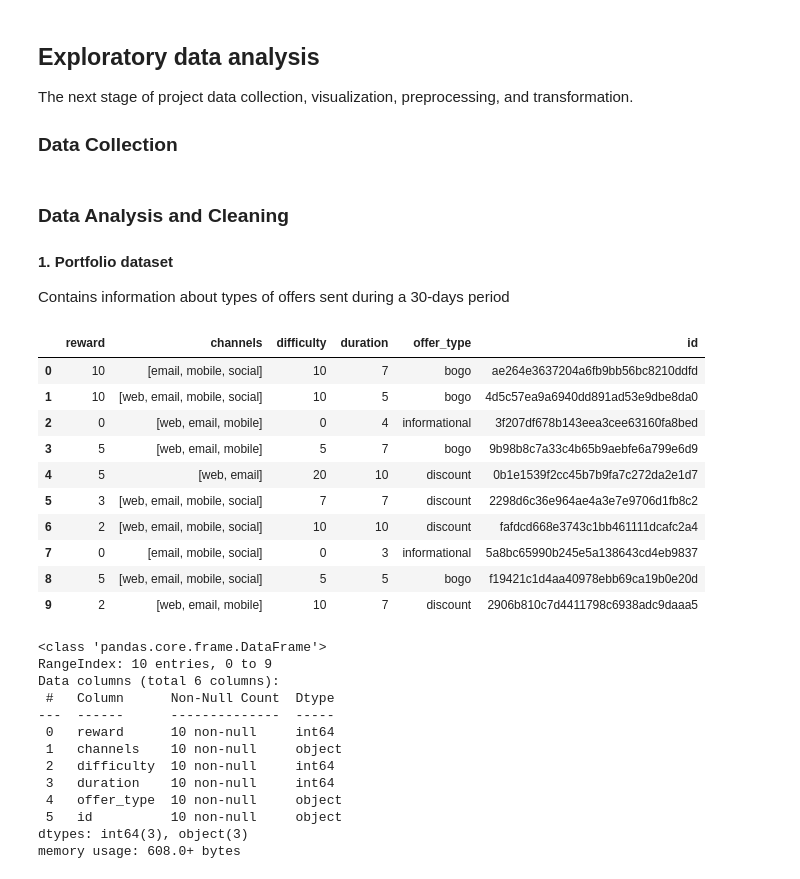
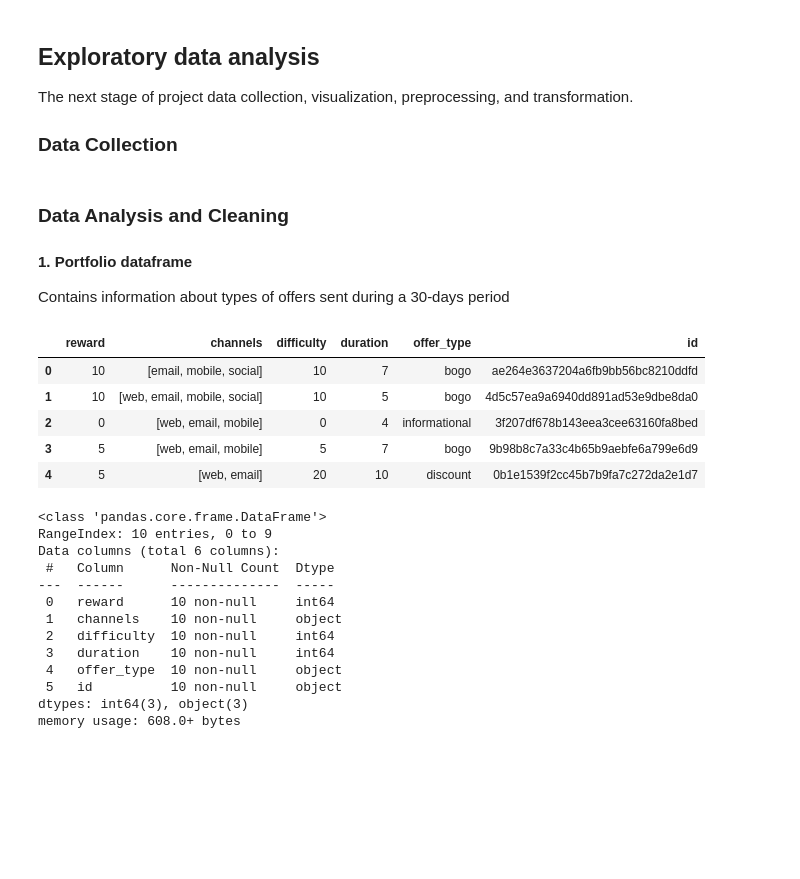
Before and after one commit to edidiongaligbe/Starbucks_Capstone_Project, a Jupyter notebook: Starbucks_Project.ipynb, the cells around one changed output. Saved outputs shown, nothing was run; the diff lists cells and outputs as text; code cells hidden in the pictures; blank space fills up the shorter version.

```diff
--- a/Starbucks_Project.ipynb
+++ b/Starbucks_Project.ipynb
@@ -57,22 +57,17 @@ transcript = pd.read_json('data/transcript.json', orient='records', lines=True)
 # %% [markdown]
 ### Data Analysis and Cleaning
 
-#### 1. Portfolio dataset
+#### 1. Portfolio dataframe
 Contains information about types of offers sent during a 30-days period
 # %%
-portfolio
+portfolio.head()
 # %% [output]
 |  | reward | channels | difficulty | duration | offer_type | id |
 | 0 | 10 | [email, mobile, social] | 10 | 7 | bogo | ae264e3637204a6fb9bb56bc8210ddfd |
 | 1 | 10 | [web, email, mobile, social] | 10 | 5 | bogo | 4d5c57ea9a6940dd891ad53e9dbe8da0 |
 | 2 | 0 | [web, email, mobile] | 0 | 4 | informational | 3f207df678b143eea3cee63160fa8bed |
 | 3 | 5 | [web, email, mobile] | 5 | 7 | bogo | 9b98b8c7a33c4b65b9aebfe6a799e6d9 |
 | 4 | 5 | [web, email] | 20 | 10 | discount | 0b1e1539f2cc45b7b9fa7c272da2e1d7 |
-| 5 | 3 | [web, email, mobile, social] | 7 | 7 | discount | 2298d6c36e964ae4a3e7e9706d1fb8c2 |
-| 6 | 2 | [web, email, mobile, social] | 10 | 10 | discount | fafdcd668e3743c1bb461111dcafc2a4 |
-| 7 | 0 | [email, mobile, social] | 0 | 3 | informational | 5a8bc65990b245e5a138643cd4eb9837 |
-| 8 | 5 | [web, email, mobile, social] | 5 | 5 | bogo | f19421c1d4aa40978ebb69ca19b0e20d |
-| 9 | 2 | [web, email, mobile] | 10 | 7 | discount | 2906b810c7d4411798c6938adc9daaa5 |
 # %%
 portfolio.info()
 # %% [output]
```
Also changed, not shown: parts of 18 cells of this notebook.
